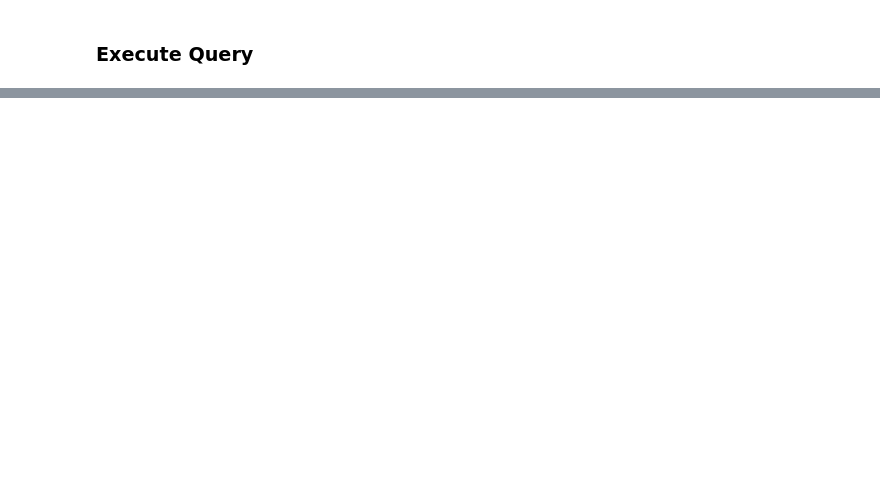
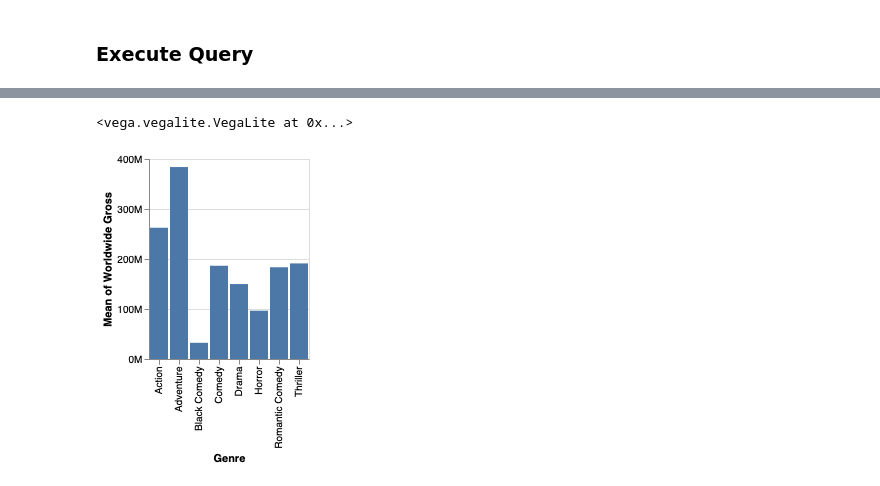
Before and after one commit to nl4dv/nl4dv, a Jupyter notebook: examples/applications/notebook/Demo.ipynb, the cells around one changed output, grey strips where cells are left out. Cells and saved outputs as stored; diff of their text form; code cells hidden in the pictures; blank space fills up the shorter version.

```diff
--- a/examples/applications/notebook/Demo.ipynb
+++ b/examples/applications/notebook/Demo.ipynb
@@ -84,0 +33,5 @@ VegaLite(spec)
+# %%
+nl4dv_instance.render_vis("Show average gross across genres for science fiction and fantasy movies")
+# %% [output]
+<vega.vegalite.VegaLite at 0x...>
+[figure, added]
```
Also changed, not shown: parts of 20 cells of this notebook, 7 other files.
